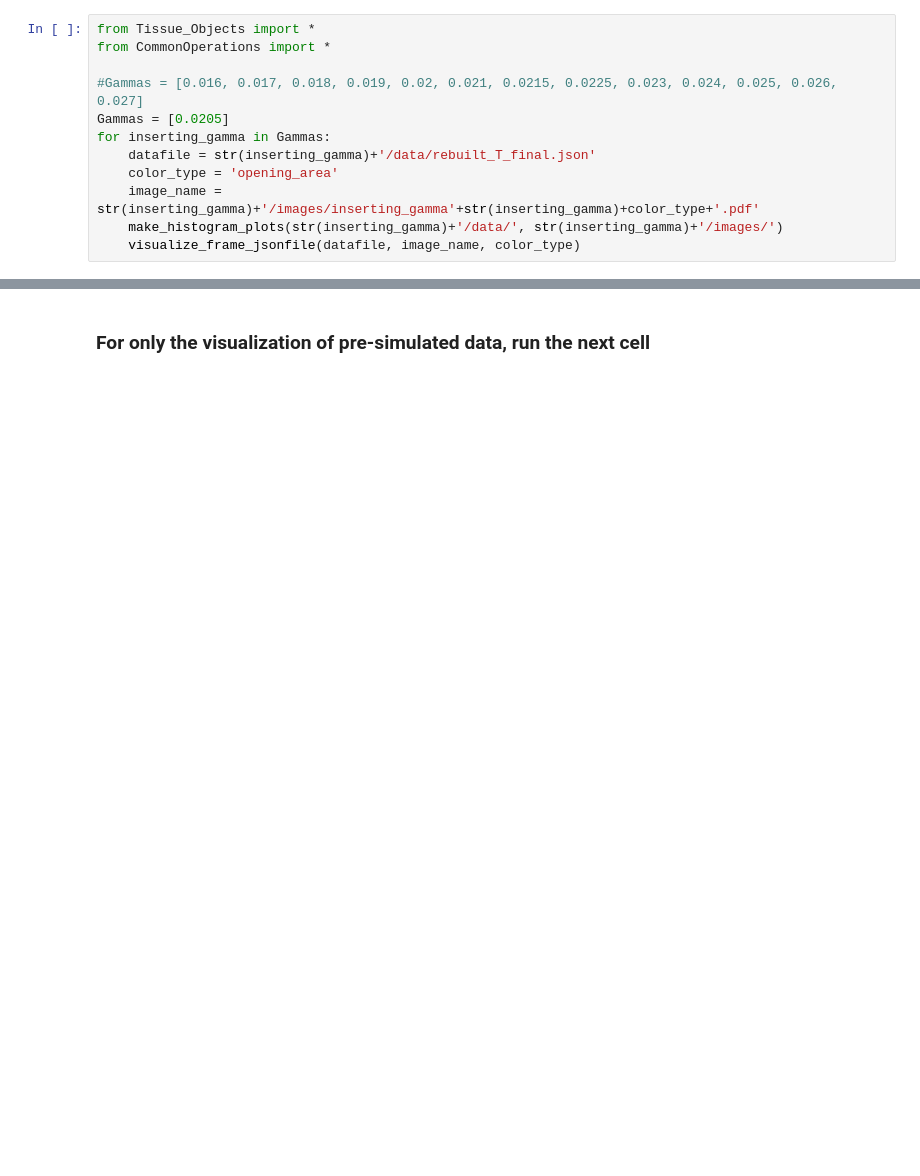
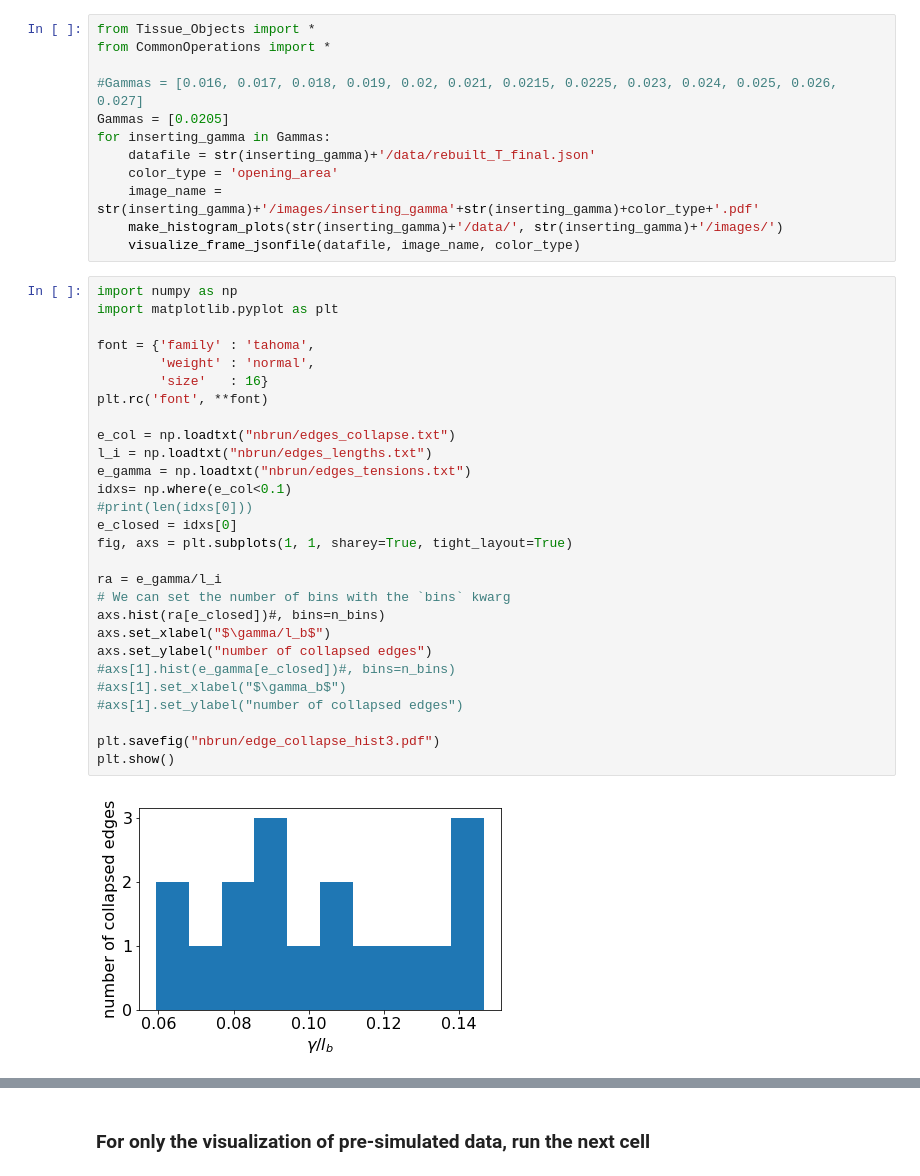
Before and after one commit to aboamiri/VertexModel2DApical, a Jupyter notebook: runmodule.ipynb, the cells around one changed output, grey strips where cells are left out. Cells and saved outputs as stored; diff of their text form; blank space fills up the shorter version.

Commit message:
edge collapse added

```diff
--- a/runmodule.ipynb
+++ b/runmodule.ipynb
@@ -234,3 +286,33 @@ for inserting_gamma in Gammas:
     image_name = str(inserting_gamma)+'/images/inserting_gamma'+str(inserting_gamma)+color_type+'.pdf'
     make_histogram_plots(str(inserting_gamma)+'/data/', str(inserting_gamma)+'/images/')
     visualize_frame_jsonfile(datafile, image_name, color_type)
+# %%
+import numpy as np
+import matplotlib.pyplot as plt
+
+font = {'family' : 'tahoma',
+        'weight' : 'normal',
+        'size'   : 16}
+plt.rc('font', **font)
+
+e_col = np.loadtxt("nbrun/edges_collapse.txt")
+l_i = np.loadtxt("nbrun/edges_lengths.txt")
+e_gamma = np.loadtxt("nbrun/edges_tensions.txt")
+idxs= np.where(e_col<0.1)
+#print(len(idxs[0]))
+e_closed = idxs[0]
+fig, axs = plt.subplots(1, 1, sharey=True, tight_layout=True)
+
+ra = e_gamma/l_i
+# We can set the number of bins with the `bins` kwarg
+axs.hist(ra[e_closed])#, bins=n_bins)
+axs.set_xlabel("$\gamma/l_b$")
+axs.set_ylabel("number of collapsed edges")
+#axs[1].hist(e_gamma[e_closed])#, bins=n_bins)
+#axs[1].set_xlabel("$\gamma_b$")
+#axs[1].set_ylabel("number of collapsed edges")
+
+plt.savefig("nbrun/edge_collapse_hist3.pdf")
+plt.show()
+# %% [output]
+[figure, added]
```
Also changed, not shown: parts of 4 cells of this notebook, 4 other files.
